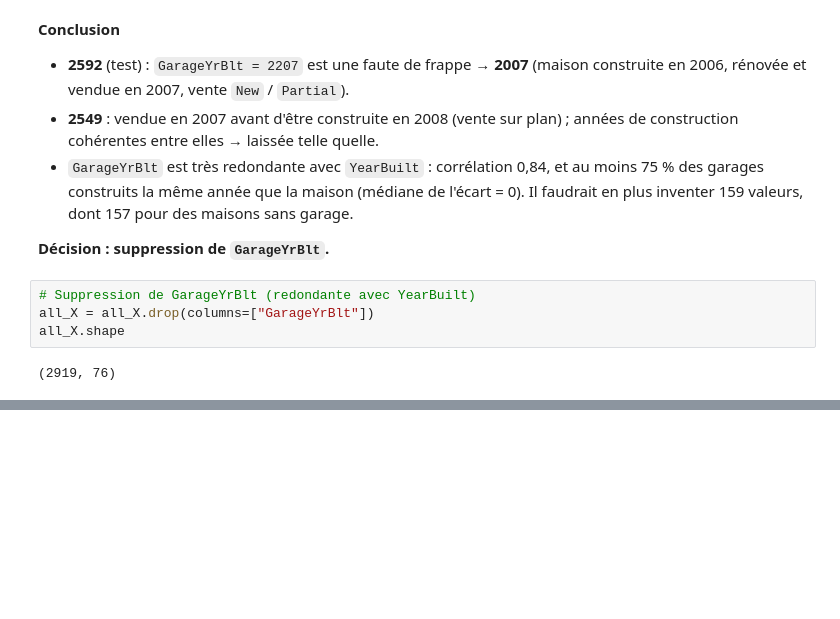
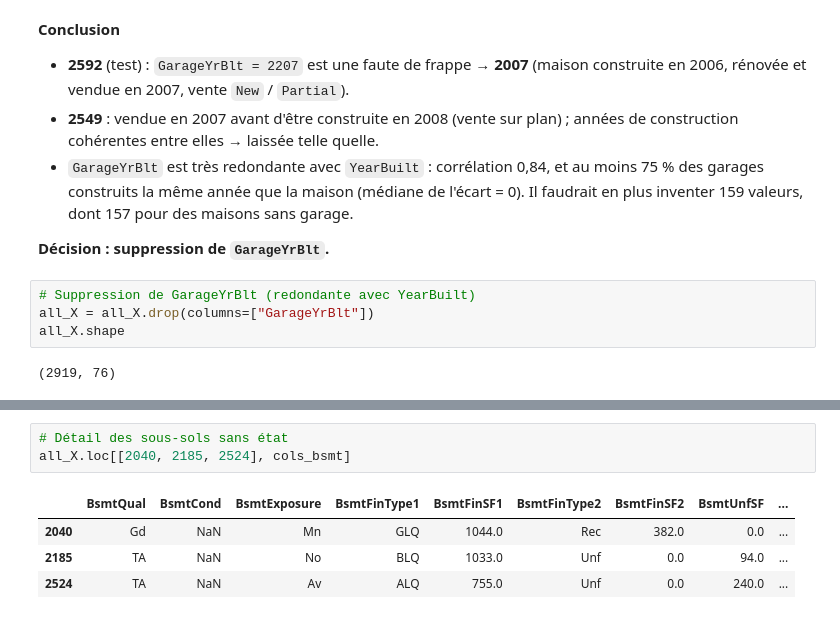
Before and after one commit to raybelpro77git/kaggle-house-prices, a Jupyter notebook: notebooks/01_eda.ipynb, the cells around one changed output, grey strips where cells are left out. Cells and saved outputs as stored; diff of their text form; blank space fills up the shorter version.

```diff
--- a/notebooks/01_eda.ipynb
+++ b/notebooks/01_eda.ipynb
@@ -1077,0 +1130,8 @@ all_X.shape
+# %%
+# Détail des sous-sols sans état
+all_X.loc[[2040, 2185, 2524], cols_bsmt]
+# %% [output]
+|  | BsmtQual | BsmtCond | BsmtExposure | BsmtFinType1 | BsmtFinSF1 | BsmtFinType2 | BsmtFinSF2 | BsmtUnfSF | ... |
+| 2040 | Gd | NaN | Mn | GLQ | 1044.0 | Rec | 382.0 | 0.0 | ... |
+| 2185 | TA | NaN | No | BLQ | 1033.0 | Unf | 0.0 | 94.0 | ... |
+| 2524 | TA | NaN | Av | ALQ | 755.0 | Unf | 0.0 | 240.0 | ... |
```
Also changed, not shown: parts of 56 cells of this notebook, 1 other file.
